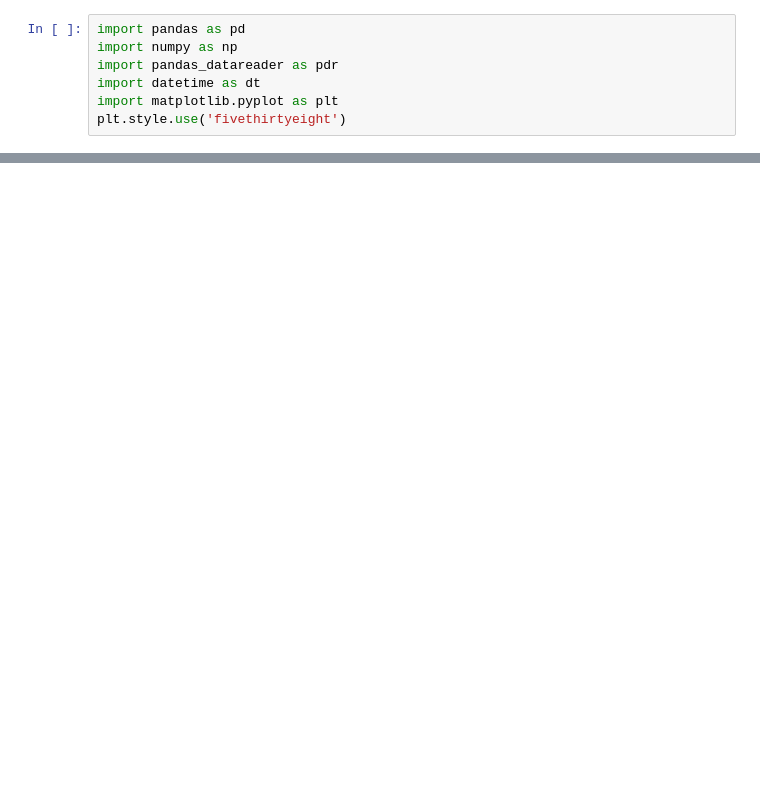
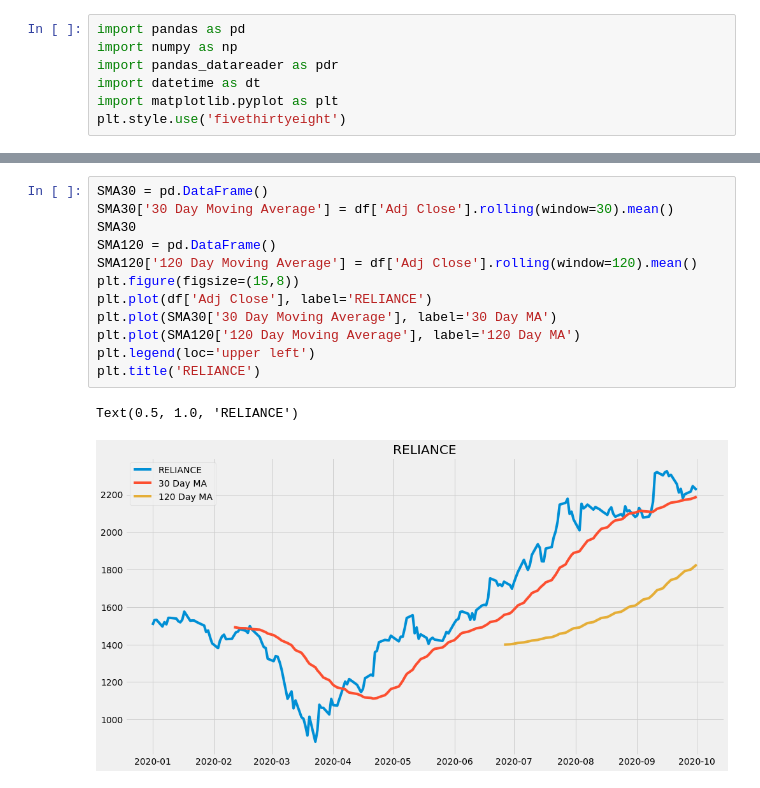
Before and after one commit to gitmaster-max/INFINITI, a Jupyter notebook: Stock_Analysis_1.ipynb, the cells around one changed output, grey strips where cells are left out. Drawn from its saved outputs; the diff is of its cells as text; blank space fills up the shorter version.

```diff
--- a/Stock_Analysis_1.ipynb
+++ b/Stock_Analysis_1.ipynb
@@ -23,0 +36,15 @@ df.tail()
+# %%
+SMA30 = pd.DataFrame()
+SMA30['30 Day Moving Average'] = df['Adj Close'].rolling(window=30).mean()
+SMA30
+SMA120 = pd.DataFrame()
+SMA120['120 Day Moving Average'] = df['Adj Close'].rolling(window=120).mean()
+plt.figure(figsize=(15,8))
+plt.plot(df['Adj Close'], label='RELIANCE')
+plt.plot(SMA30['30 Day Moving Average'], label='30 Day MA')
+plt.plot(SMA120['120 Day Moving Average'], label='120 Day MA')
+plt.legend(loc='upper left')
+plt.title('RELIANCE')
+# %% [output]
+Text(0.5, 1.0, 'RELIANCE')
+[figure, added]
```
Also changed, not shown: parts of 2 cells of this notebook.
